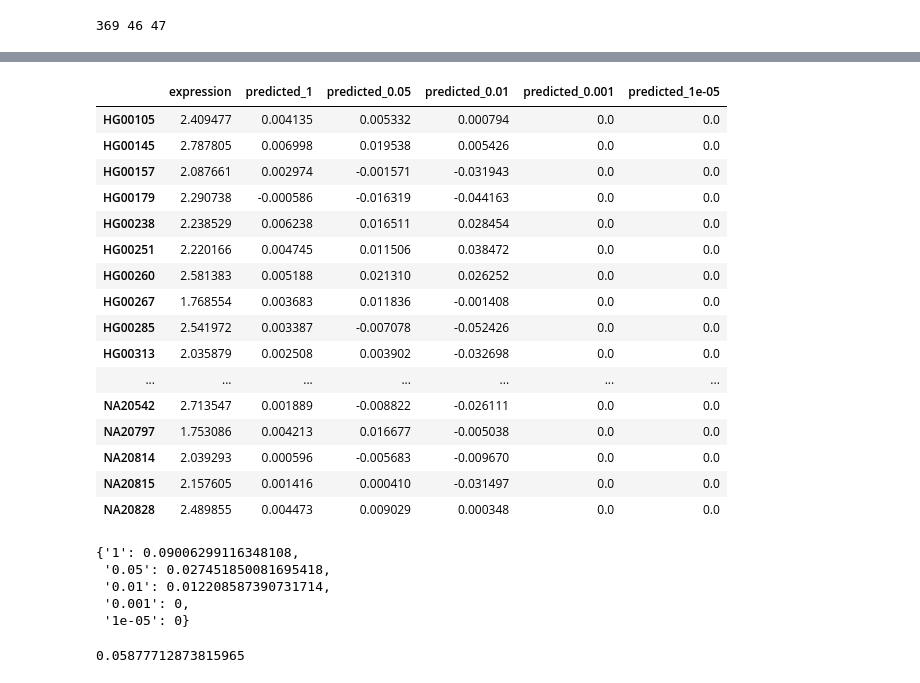
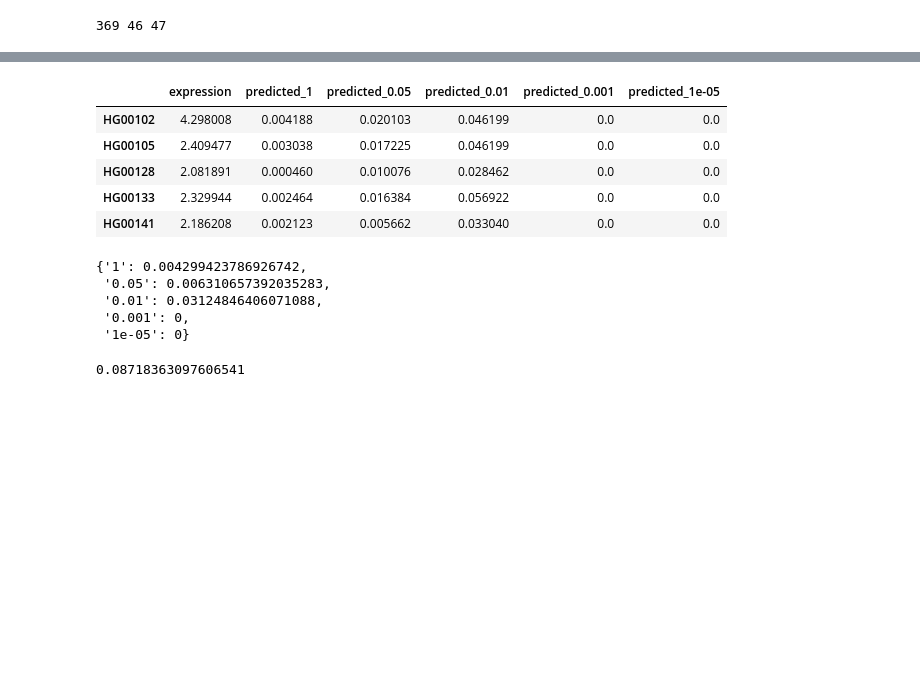
Before and after one commit to GarveyJLi/dsc180a_q1_project, a Jupyter notebook: src/single_gene_prs.ipynb, the cells around one changed output, grey strips where cells are left out. Cells and saved outputs as stored; diff of their text form; code cells hidden in the pictures; blank space fills up the shorter version.

```diff
--- a/src/single_gene_prs.ipynb
+++ b/src/single_gene_prs.ipynb
@@ -28,19 +14,11 @@ KeyboardInterrupt:
 # %%
+genotype_compressed = '../data/LDREF.tar.bz2'
+phenotype_data = '../data/GD462.GeneQuantRPKM.50FN.samplename.resk10.txt.gz'
+
 # alleles = .bim (snp. came from vcf file (txt file))
 # samples = .fam (family id)
 # genotypes = .bed (genotypes). Rows and columns defined by alleles and samples
 (alleles, samples, genotypes) = pp.read_plink("../data/LDREF/1000G.EUR.*",
                              verbose=False)
 genotypes = pd.DataFrame(genotypes.compute())
-
-#allele_freq_df = genotypes.copy(deep=True)
-#allele_freq_df['snp'] = alleles['snp']
-#allele_freq_df['freq_0'] = genotypes.apply(lambda x: x == 0).sum(axis=1) / 489
-#allele_freq_df['freq_1'] = genotypes.apply(lambda x: x == 1).sum(axis=1) / 489
-#allele_freq_df['freq_2'] = genotypes.apply(lambda x: x == 2).sum(axis=1) / 489
-#allele_freq_df['eaf'] = genotypes.apply(lambda x: x != 0).sum(axis=1) / 489
-#effect_allele_freq = allele_freq_df[['snp', 'eaf']]
-#del allele_freq_df
+P = pd.read_csv(phenotype_data, sep='\t', compression='gzip')
-# %%
-P = pd.read_csv(phenotype_data, sep='\t')
-P
@@ -66,7 +30,7 @@ gene_to_explore = 'ENSG00000083844.5'
 #target_chr_data
 # %%
 def cis_eQTL_analysis(chr, gene, alleles, samples, genotypes, phenotypes, window=500000, mult_gene=False):
-    target_gene_data = phenotypes[phenotypes['Gene_Symbol']==gene].copy().reset_index(drop=True)
+    target_gene_data = phenotypes[phenotypes['Gene_Symbol']==gene].reset_index(drop=True)
     target_gene_data['start'] = target_gene_data['Coord'] - window
     target_gene_data['end'] = target_gene_data['Coord'] + window
     target_gene_alleles = alleles[(alleles['chrom'] == chr) & (alleles['pos'] <= target_gene_data['end'].values[0]) & (alleles['pos'] >= target_gene_data['start'].values[0])]
@@ -75,7 +39,6 @@ def cis_eQTL_analysis(chr, gene, alleles, samples, genotypes, phenotypes, window
     sample_ids = [t for t in target_gene_data.columns if t not in ['TargetID', 'Gene_Symbol', 'Chr', 'start', 'end']]
     full_target_gene_data = target_gene_genotypes.merge(samples, how='left', left_index=True, right_index=True).merge(target_gene_data[sample_ids].T.rename(columns=snp_ids), how='left', left_on='fid', right_index=True).rename(columns={0: 'expression'}).drop(columns=['iid', 'father', 'mother', 'gender', 'trait', 'i'])
     full_target_gene_data = full_target_gene_data[~full_target_gene_data['expression'].isna()]
-
     y = full_target_gene_data['expression'].to_numpy()
     all_snps = full_target_gene_data.columns[:-2]
     snp_regs = {}
@@ -88,16 +51,9 @@ def cis_eQTL_analysis(chr, gene, alleles, samples, genotypes, phenotypes, window
         results = model.fit()
         snp_regs[snp] = results
         snp_data[snp] = {
-            #'chr': snp_meta_data['chrom'],
-            #'bp': snp_meta_data['pos'],
-            #'ea': snp_meta_data['a1'],
-            #'nea': snp_meta_data['a0'],
-            #'eaf': effect_allele_freq['freq_12'],
             'p_val': results.pvalues[1],
             'beta': results.params[1],
             'se': results.tvalues[1],
-            #'t_stat': results.tvalues[1],
-            #'r_sq': results.rsquared
         }
 
     target_gene_linreg = pd.DataFrame.from_dict(snp_data, orient='index').reset_index().rename(columns={'index': 'snp'})
@@ -105,14 +61,9 @@ def cis_eQTL_analysis(chr, gene, alleles, samples, genotypes, phenotypes, window
     target_gene_linreg['gene_pos'] = target_gene_data['Coord'].values[0]
     target_gene_linreg['n'] = samples.shape[0]
 
-
-    #target_gene_linreg['nlog10_p_val'] = -np.log10(target_gene_linreg['p_val'])
-    #target_gene_linreg = target_gene_linreg.merge(alleles[['snp', 'chrom', 'pos', 'a0', 'a1']], how='left', on='snp')
-    #target_gene_linreg = target_gene_linreg.merge(effect_allele_freq, how='left', on='snp')
     if mult_gene:
         return target_gene_linreg
     return target_gene_linreg.merge(alleles[['snp', 'chrom', 'pos', 'a0', 'a1', 'i']], how='left', on='snp')
-    #return target_gene_linreg.merge(pd.merge(alleles[['snp', 'chrom', 'pos', 'a0', 'a1', 'i']], effect_allele_freq, how='left', on='snp'), how='left', on='snp')
 # %%
 #cis_eQTL_analysis(chr_to_explore, gene_to_explore, alleles, samples, genotypes, P)
 # %%
@@ -215,8 +183,8 @@ target_gene_analysis
 #Y_i = sum_j(X_ij * Beta_j) + error_i
 #X^_ij (testing)B^_j = Y^_i=PRS
 p_vals = [1, 0.05, 0.01, 0.001, 0.00001]
-def prs_gene_pipeline(analysis_df, samples, genotypes, p_val, r2):
-    analysis_df = analysis_df[(analysis_df['p_val'] <= p_val) & (analysis_df['r_sq'] <= r2)]
+def prs_gene_pipeline(analysis_df, samples, genotypes, p_val):
+    analysis_df = analysis_df[analysis_df['p_val'] <= p_val]
     prs = {}
     for iid in samples['i']:
         numerator = 0
@@ -233,29 +201,18 @@ def prs_gene_pipeline(analysis_df, samples, genotypes, p_val, r2):
 # %%
 valid_expressions = P[P['TargetID']==gene_to_explore][valid_samples['fid']].reset_index(drop=True).T.rename(columns={0:'expression'})
 for p in p_vals:
-    valid_prs = prs_gene_pipeline(target_gene_analysis, valid_samples, valid_genotypes, p, 0.1)
+    valid_prs = prs_gene_pipeline(target_gene_analysis, valid_samples, valid_genotypes, p)
     valid_prs_df = pd.DataFrame.from_dict(valid_prs, orient='index').rename(columns={0: f'predicted_{p}'})
     valid_expressions = valid_expressions.merge(valid_prs_df, how='outer', left_index=True, right_index=True)
 
-valid_expressions
+valid_expressions.head()
 # %% [output]
 |  | expression | predicted_1 | predicted_0.05 | predicted_0.01 | predicted_0.001 | predicted_1e-05 |
-| HG00105 | 2.409477 | 0.004135 | 0.005332 | 0.000794 | 0.0 | 0.0 |
-| HG00145 | 2.787805 | 0.006998 | 0.019538 | 0.005426 | 0.0 | 0.0 |
-| HG00157 | 2.087661 | 0.002974 | -0.001571 | -0.031943 | 0.0 | 0.0 |
-| HG00179 | 2.290738 | -0.000586 | -0.016319 | -0.044163 | 0.0 | 0.0 |
-| HG00238 | 2.238529 | 0.006238 | 0.016511 | 0.028454 | 0.0 | 0.0 |
-| HG00251 | 2.220166 | 0.004745 | 0.011506 | 0.038472 | 0.0 | 0.0 |
-| HG00260 | 2.581383 | 0.005188 | 0.021310 | 0.026252 | 0.0 | 0.0 |
-| HG00267 | 1.768554 | 0.003683 | 0.011836 | -0.001408 | 0.0 | 0.0 |
-| HG00285 | 2.541972 | 0.003387 | -0.007078 | -0.052426 | 0.0 | 0.0 |
-| HG00313 | 2.035879 | 0.002508 | 0.003902 | -0.032698 | 0.0 | 0.0 |
-| ... | ... | ... | ... | ... | ... | ... |
-| NA20542 | 2.713547 | 0.001889 | -0.008822 | -0.026111 | 0.0 | 0.0 |
-| NA20797 | 1.753086 | 0.004213 | 0.016677 | -0.005038 | 0.0 | 0.0 |
-| NA20814 | 2.039293 | 0.000596 | -0.005683 | -0.009670 | 0.0 | 0.0 |
-| NA20815 | 2.157605 | 0.001416 | 0.000410 | -0.031497 | 0.0 | 0.0 |
-| NA20828 | 2.489855 | 0.004473 | 0.009029 | 0.000348 | 0.0 | 0.0 |
+| HG00102 | 4.298008 | 0.004188 | 0.020103 | 0.046199 | 0.0 | 0.0 |
+| HG00105 | 2.409477 | 0.003038 | 0.017225 | 0.046199 | 0.0 | 0.0 |
+| HG00128 | 2.081891 | 0.000460 | 0.010076 | 0.028462 | 0.0 | 0.0 |
+| HG00133 | 2.329944 | 0.002464 | 0.016384 | 0.056922 | 0.0 | 0.0 |
+| HG00141 | 2.186208 | 0.002123 | 0.005662 | 0.033040 | 0.0 | 0.0 |
 # %%
 def r_squared(df, x1, x2):
     temp_r = df[x1].corr(df[x2])
@@ -271,19 +228,19 @@ for c in to_compare:
 
 valid_r_sq
 # %% [output]
-{'1': 0.09006299116348108,
- '0.05': 0.027451850081695418,
- '0.01': 0.012208587390731714,
+{'1': 0.004299423786926742,
+ '0.05': 0.006310657392035283,
+ '0.01': 0.03124846406071088,
  '0.001': 0,
  '1e-05': 0}
 # %%
 test_expressions = P[P['TargetID']==gene_to_explore][test_samples['fid']].reset_index(drop=True).T.rename(columns={0:'expression'})
 
-test_prs = prs_gene_pipeline(target_gene_analysis, test_samples, test_genotypes, 1, 0.1)
+test_prs = prs_gene_pipeline(target_gene_analysis, test_samples, test_genotypes, 1)
 test_prs_df = pd.DataFrame.from_dict(test_prs, orient='index').rename(columns={0: f'predicted'})
 
 test_expressions = test_expressions.merge(test_prs_df, how='outer', left_index=True, right_index=True)
 
 r_squared(test_expressions,'expression', 'predicted')
 # %% [output]
-0.05877712873815965
+0.08718363097606541
```
Also changed, not shown: parts of 6 cells of this notebook, 1 other file.
